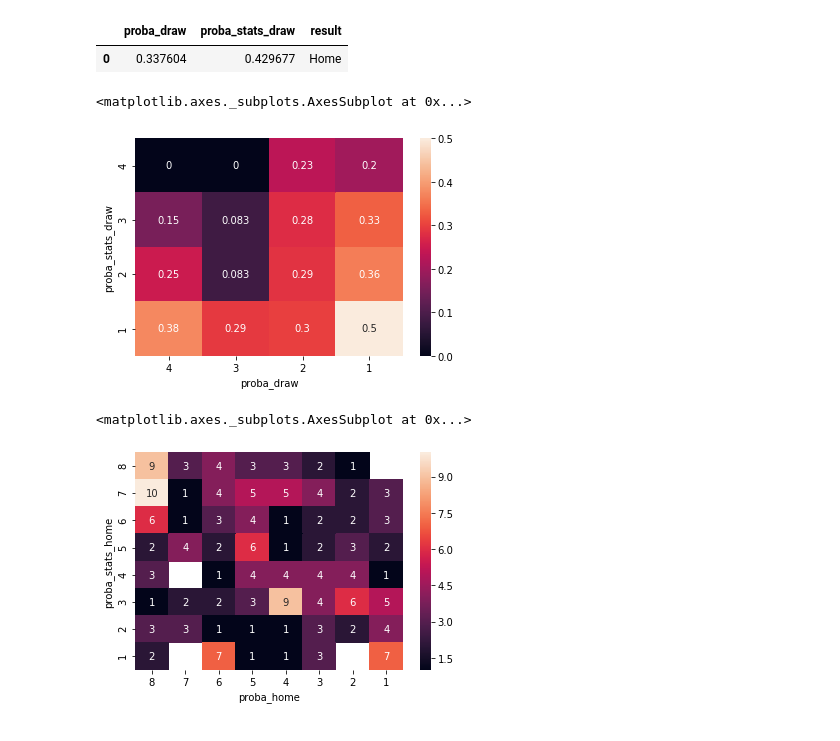
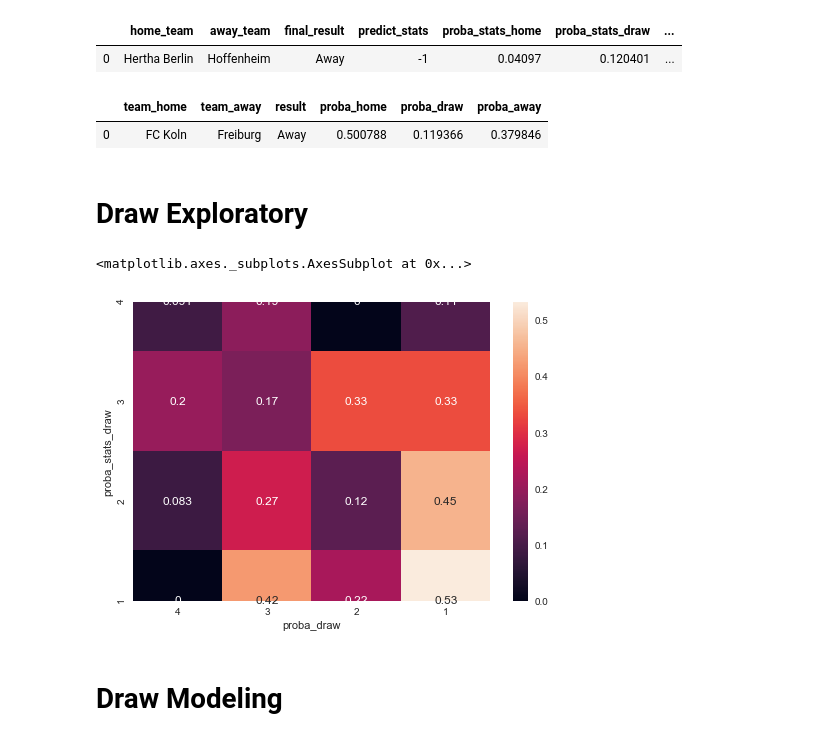
Before and after one commit to luisgzaparolli/bundesbet, a Jupyter notebook: models/stack/stack.ipynb, the cells around one changed output. Cells and saved outputs as stored; diff of their text form; code cells hidden in the pictures.

Commit message:
Stacking Models - Tree Classifier

```diff
--- a/models/stack/stack.ipynb
+++ b/models/stack/stack.ipynb
@@ -7,9 +16,19 @@ nlp=pd.read_csv('nlp_results.csv')
 # %%
 columns=['home_team','away_team','final_result','predict_stats','proba_stats_home','proba_stats_draw','proba_stats_away']
 game_stats=game_stats.loc[:,columns]
+# %%
+game_stats.head(1)
+# %% [output]
+|  | home_team | away_team | final_result | predict_stats | proba_stats_home | proba_stats_draw | ... |
+| 0 | Hertha Berlin | Hoffenheim | Away | -1 | 0.04097 | 0.120401 | ... |
 # %%
 columns=['team_home','team_away','result','proba_home','proba_draw','proba_away']
 nlp=nlp.loc[:,columns]
+# %%
+nlp.head(1)
+# %% [output]
+|  | team_home | team_away | result | proba_home | proba_draw | proba_away |
+| 0 | FC Koln | Freiburg | Away | 0.500788 | 0.119366 | 0.379846 |
 # %%
 def get_stats(row,column):
     home = row['team_home']
@@ -29,5 +40,0 @@ X=df[['proba_draw','proba_stats_draw','result']]
-# %%
-X.head(1)
-# %% [output]
-|  | proba_draw | proba_stats_draw | result |
-| 0 | 0.337604 | 0.429677 | Home |
@@ -41,12 +40,0 @@ import seaborn as sns
-# %%
-x=pd.crosstab(index=X.proba_stats_draw_label, columns=X.proba_draw_label, values=X.result, aggfunc='mean')
-sns.heatmap(x, annot=True)
-# %% [output]
-<matplotlib.axes._subplots.AxesSubplot at 0x...>
-[figure, removed]
-# %%
-x=pd.crosstab(index=X.proba_stats_home_label, columns=X.proba_home_label, values=X.result, aggfunc='count')
-sns.heatmap(x, annot=True)
-# %% [output]
-<matplotlib.axes._subplots.AxesSubplot at 0x...>
-[figure, removed]
@@ -52,0 +47,16 @@ sns.heatmap(x, annot=True)
+# %% [markdown]
+# Draw Exploratory
+# %%
+X_proba=df[['proba_draw','proba_stats_draw','result']]
+X_proba.result=X_proba.result.apply(lambda x: 1 if x == 'Draw' else 0)
+# %%
+X_proba.proba_draw_label=pd.qcut(X_proba.proba_draw,4, labels=range(4,0,-1))
+X_proba.proba_stats_draw_label=pd.qcut(X_proba.proba_stats_draw,4, labels=range(4,0,-1))
+# %%
+x=pd.crosstab(index=X_proba.proba_stats_draw_label, columns=X_proba.proba_draw_label, values=X_proba.result, aggfunc='mean')
+sns.heatmap(x, annot=True)
+# %% [output]
+<matplotlib.axes._subplots.AxesSubplot at 0x...>
+[figure, added]
+# %% [markdown]
+# Draw Modeling
```
Also changed, not shown: parts of 50 cells of this notebook.
